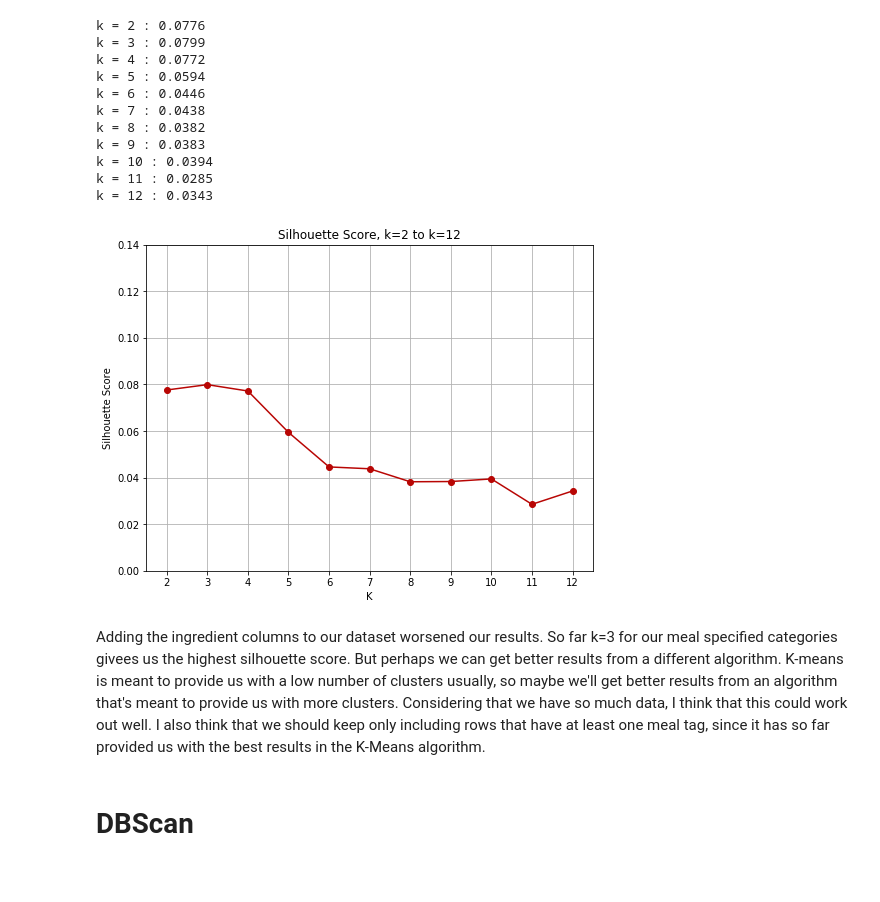
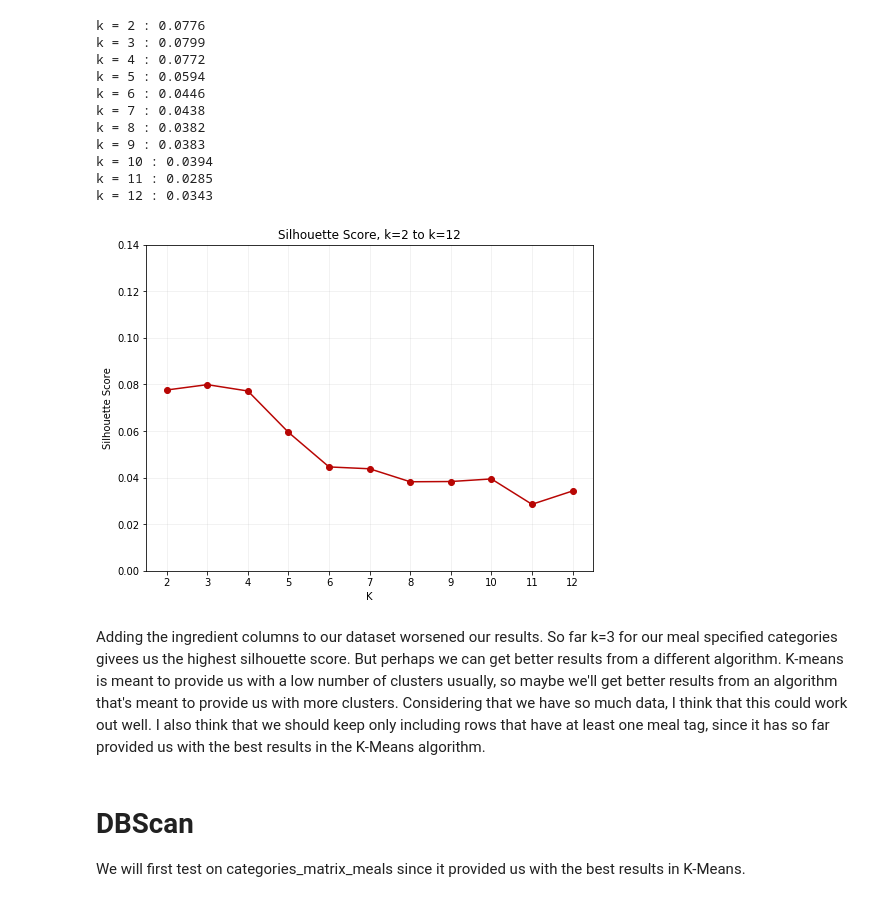
Before and after one commit to isabelvanzijl/Capstone-Project-2, a Jupyter notebook: Clustering.ipynb, the cells around one changed output. Saved outputs shown, nothing was run; the diff lists cells and outputs as text; code cells hidden in the pictures.

```diff
--- a/Clustering.ipynb
+++ b/Clustering.ipynb
@@ -429,0 +552,4 @@ df_cats_meals.loc[df_cats_meals['cluster6'] == 5].head(20)[[
+# %%
+# transform binary category columns into a matrix
+categories_matrix_meals_rating = np.matrix(df_cats_meals_rating.as_matrix())[:,8:]
+categories_matrix_meals_rating.shape
@@ -429,0 +591,15 @@ df_cats_meals.loc[df_cats_meals['cluster6'] == 5].head(20)[[
+# %%
+# initiate dictionary and range for for loop
+avg_s_scores_meals_rating = {}
+range_n_clusters = range(2,13)
+
+# test various sizes of k and save corresponding silhouette score
+for k in range_n_clusters:
+
+    # Initialize the clusterer with k value and a random generator
+    clusterer = KMeans(n_clusters=k, random_state=10)
+    cluster_labels = clusterer.fit_predict(categories_matrix_meals_rating)
+
+    # compute silhouette score
+    silhouette_avg = silhouette_score(categories_matrix_meals_rating, cluster_labels)
+    avg_s_scores_meals_rating[k] = silhouette_avg
@@ -429,0 +669,17 @@ df_cats_meals.loc[df_cats_meals['cluster6'] == 5].head(20)[[
+# %%
+n_init_range = range(1,16,1)
+max_n_init = 0
+max_n_init_sil = 0
+
+for n in n_init_range:
+
+    # Create a KMeans instance with k clusters
+    kmeans = KMeans(n_clusters=6, random_state=10, n_init=n)
+    cluster_labels = kmeans.fit_predict(categories_matrix_meals)
+
+    # compute silhouette score
+    silhouette_avg = silhouette_score(categories_matrix_meals, cluster_labels)
+    print('n_init =', n,', silhouette score =', silhouette_avg)
+    if max_n_init_sil < silhouette_avg:
+        max_n_init = n
+        max_n_init_sil = silhouette_avg
@@ -444,3 +723,7 @@ df_full_meals.drop('Sodium.1', axis=1, inplace=True)
 df_full_meals.shape
 # %% [output]
 (8763, 587)
+# %%
+# let's also remove columns if there are no rows that have that category/ingredient
+df_full_meals.drop([col for col, val in df_full_meals.sum().iteritems() if val == 0], axis=1, inplace=True)
+df_full_meals.shape
@@ -521,18 +807,20 @@ k = 12 : 0.0343
 # %%
 # plot silhouette score for each k
 x, y = zip(*sorted(avg_s_scores_full_meals.items()))
 plt.figure(figsize=(8,6))
 plt.plot(x, y, '-o')
 plt.xticks(range_n_clusters)
 plt.yticks([0, .02, .04, .06, .08, .10, .12, .14])
 plt.xlabel('K')
 plt.ylabel('Silhouette Score')
 plt.title('Silhouette Score, k=2 to k=12')
-plt.grid(True)
+plt.grid(True, alpha=.2)
 plt.show()
 # %% [output]
-[figure, old version]
+[figure, new version]
 # %% [markdown]
 Adding the ingredient columns to our dataset worsened our results. So far k=3 for our meal specified categories givees us the highest silhouette score. But perhaps we can get better results from a different algorithm. K-means is meant to provide us with a low number of clusters usually, so maybe we'll get better results from an algorithm that's meant to provide us with more clusters. Considering that we have so much data, I think that this could work out well. I also think that we should keep only including rows that have at least one meal tag, since it has so far provided us with the best results in the K-Means algorithm.
-# %% [markdown]
-# DBScan
+# %% [markdown]
+# DBScan
+
+We will first test on categories_matrix_meals since it provided us with the best results in K-Means.
```
Also changed, not shown: parts of 51 cells of this notebook.
